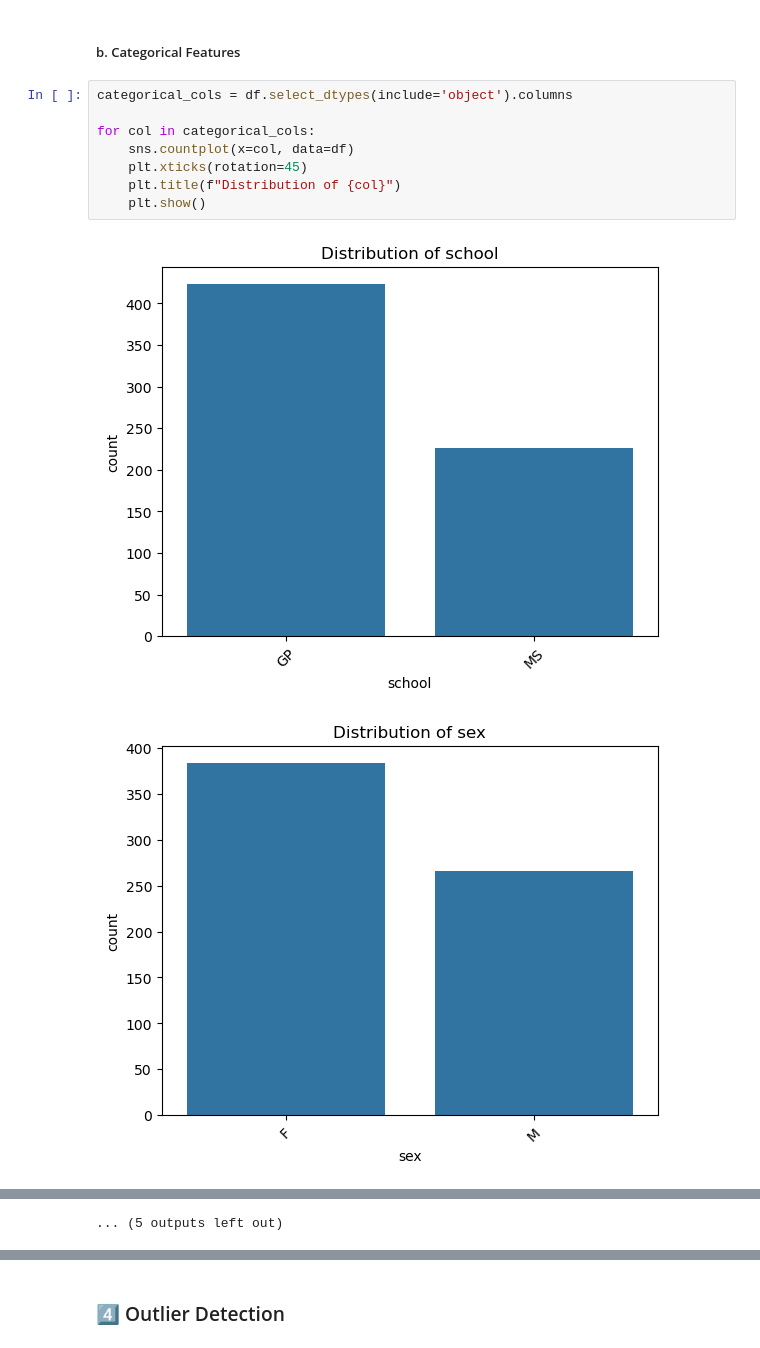
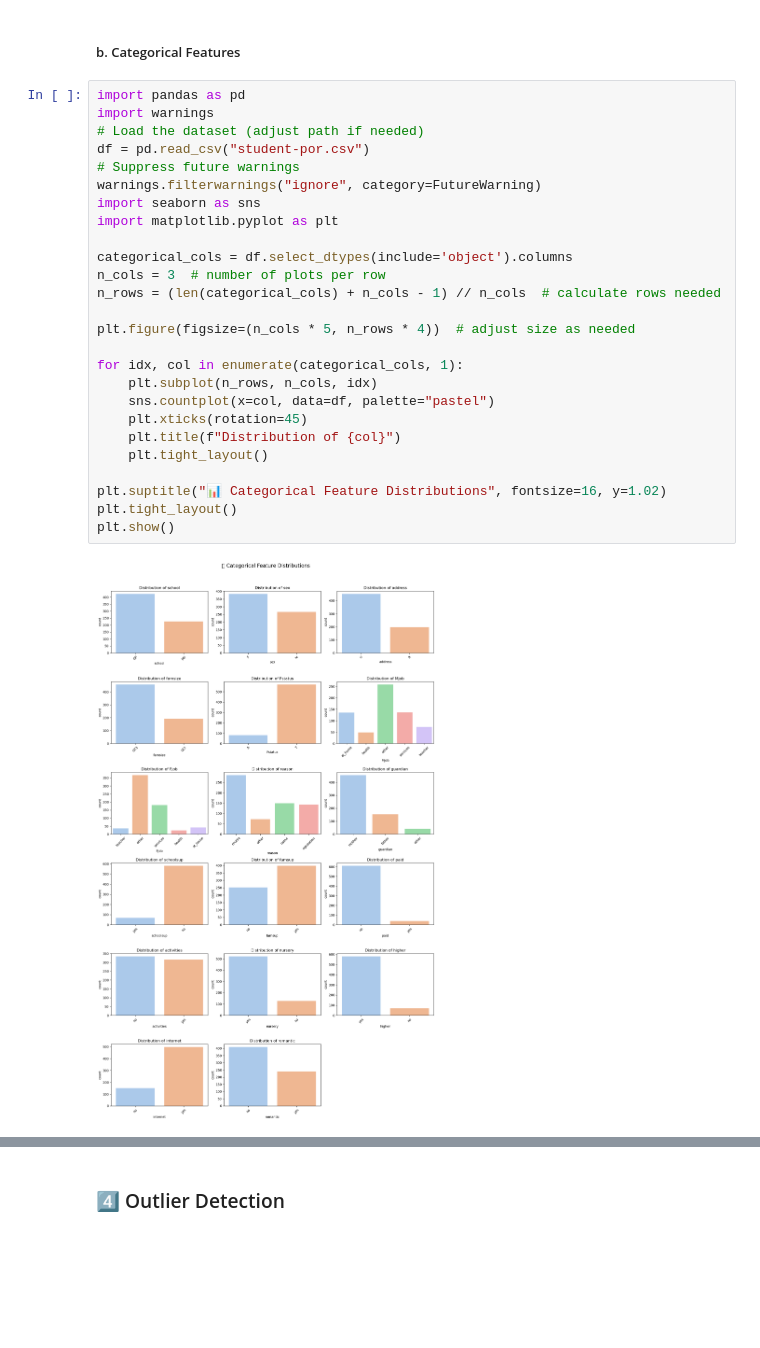
Before and after one commit to aastha0424/CSI_Aastha_Singh, a Jupyter notebook: Project/EDA.ipynb, the cells around one changed output, grey strips where cells are left out. Cells and saved outputs as stored; diff of their text form; blank space fills up the shorter version.

```diff
--- a/Project/EDA.ipynb
+++ b/Project/EDA.ipynb
@@ -95,13 +114,30 @@ G1, G2, G3 are normally distributed but with some dips at lower scores
 # %% [markdown]
 ##### b. Categorical Features
 # %%
+import pandas as pd
+import warnings
+# Load the dataset (adjust path if needed)
+df = pd.read_csv("student-por.csv")
+# Suppress future warnings
+warnings.filterwarnings("ignore", category=FutureWarning)
+import seaborn as sns
+import matplotlib.pyplot as plt
+
 categorical_cols = df.select_dtypes(include='object').columns
+n_cols = 3  # number of plots per row
+n_rows = (len(categorical_cols) + n_cols - 1) // n_cols  # calculate rows needed
 
-for col in categorical_cols:
-    sns.countplot(x=col, data=df)
+plt.figure(figsize=(n_cols * 5, n_rows * 4))  # adjust size as needed
+
+for idx, col in enumerate(categorical_cols, 1):
+    plt.subplot(n_rows, n_cols, idx)
+    sns.countplot(x=col, data=df, palette="pastel")
     plt.xticks(rotation=45)
     plt.title(f"Distribution of {col}")
-    plt.show()
+    plt.tight_layout()
+
+plt.suptitle("📊 Categorical Feature Distributions", fontsize=16, y=1.02)
+plt.tight_layout()
+plt.show()
 # %% [output]
-[figure, old version]
+[figure, new version]
-[figure, removed]
@@ -118 +143,0 @@ for col in categorical_cols:
-... (5 outputs left out)
```
Also changed, not shown: parts of 18 cells of this notebook.
